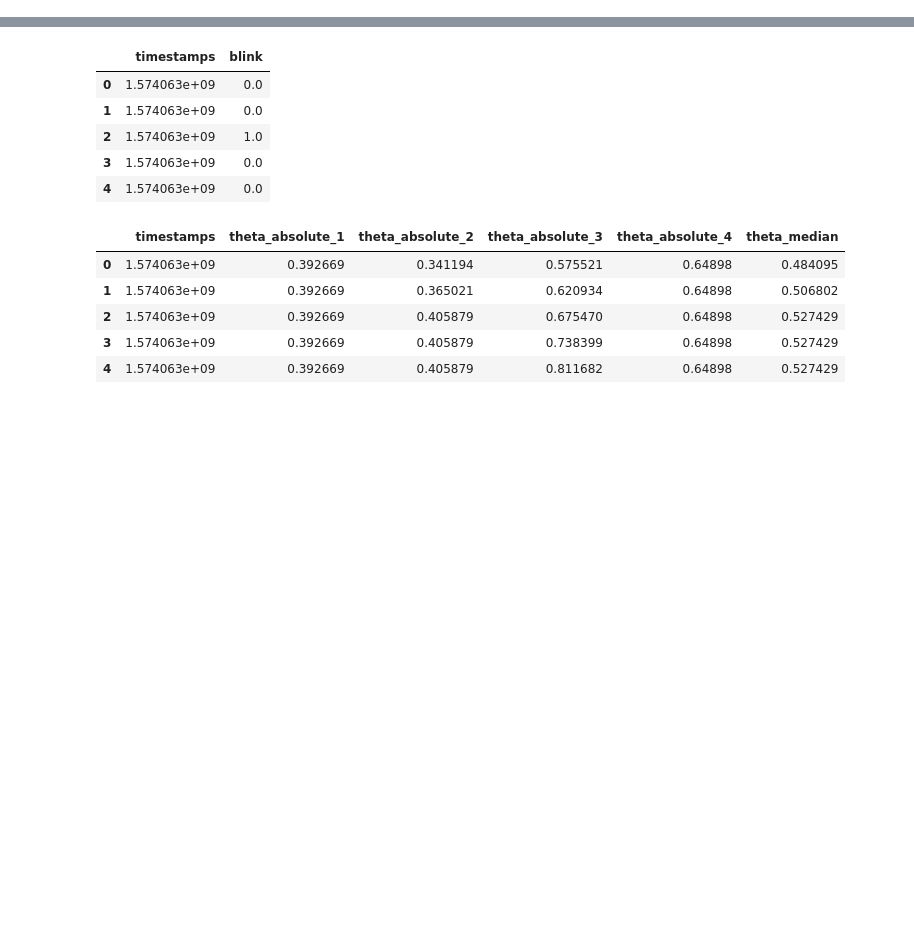
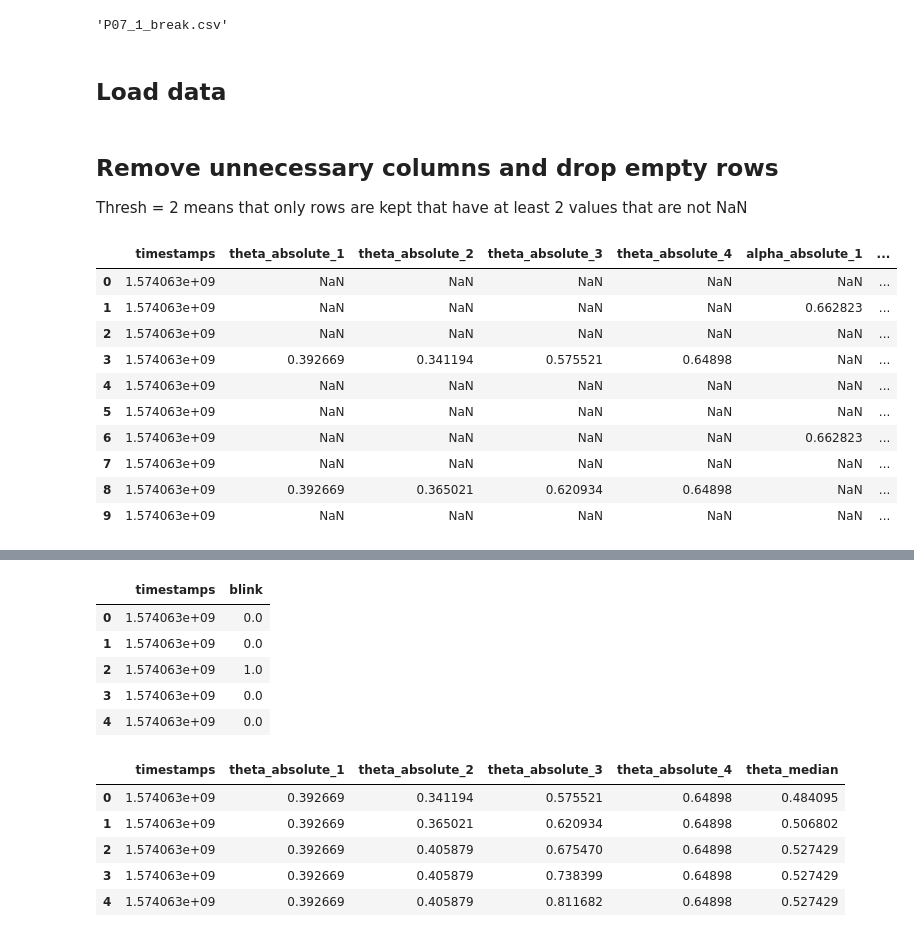
Before and after one commit to kathriwa/HASE19_Music_Project, a Jupyter notebook: eeg_analysis.ipynb, the cells around one changed output, grey strips where cells are left out. Cells and saved outputs as stored; diff of their text form; code cells hidden in the pictures; blank space fills up the shorter version.

Commit message:
Clean data

```diff
--- a/eeg_analysis.ipynb
+++ b/eeg_analysis.ipynb
@@ -8,4 +13,4 @@ data_files = os.listdir(directory)
 cols = ['timestamps', 'theta_absolute_1', 'theta_absolute_2', 'theta_absolute_3', 'theta_absolute_4',
             'alpha_absolute_1', 'alpha_absolute_2', 'alpha_absolute_3', 'alpha_absolute_4',
             'beta_absolute_1', 'beta_absolute_2', 'beta_absolute_3', 'beta_absolute_4',
-            'blink']
+            'blink','hsi_precision_1', 'hsi_precision_2', 'hsi_precision_3', 'hsi_precision_4']
@@ -23,0 +25,6 @@ elif task == 'break':
+# %%
+f
+# %% [output]
+'P07_1_break.csv'
+# %% [markdown]
+## Load data
@@ -23,0 +33,19 @@ elif task == 'break':
+# %% [markdown]
+## Remove unnecessary columns and drop empty rows
+
+Thresh = 2 means that only rows are kept that have at least 2 values that are not NaN
+# %%
+df_clean = df[[col for col in cols]].dropna(thresh=2).reset_index(drop=True)
+df_clean.head(10)
+# %% [output]
+|  | timestamps | theta_absolute_1 | theta_absolute_2 | theta_absolute_3 | theta_absolute_4 | alpha_absolute_1 | ... |
+| 0 | 1.574063e+09 | NaN | NaN | NaN | NaN | NaN | ... |
+| 1 | 1.574063e+09 | NaN | NaN | NaN | NaN | 0.662823 | ... |
+| 2 | 1.574063e+09 | NaN | NaN | NaN | NaN | NaN | ... |
+| 3 | 1.574063e+09 | 0.392669 | 0.341194 | 0.575521 | 0.64898 | NaN | ... |
+| 4 | 1.574063e+09 | NaN | NaN | NaN | NaN | NaN | ... |
+| 5 | 1.574063e+09 | NaN | NaN | NaN | NaN | NaN | ... |
+| 6 | 1.574063e+09 | NaN | NaN | NaN | NaN | 0.662823 | ... |
+| 7 | 1.574063e+09 | NaN | NaN | NaN | NaN | NaN | ... |
+| 8 | 1.574063e+09 | 0.392669 | 0.365021 | 0.620934 | 0.64898 | NaN | ... |
+| 9 | 1.574063e+09 | NaN | NaN | NaN | NaN | NaN | ... |
```
Also changed, not shown: parts of 13 cells of this notebook.
